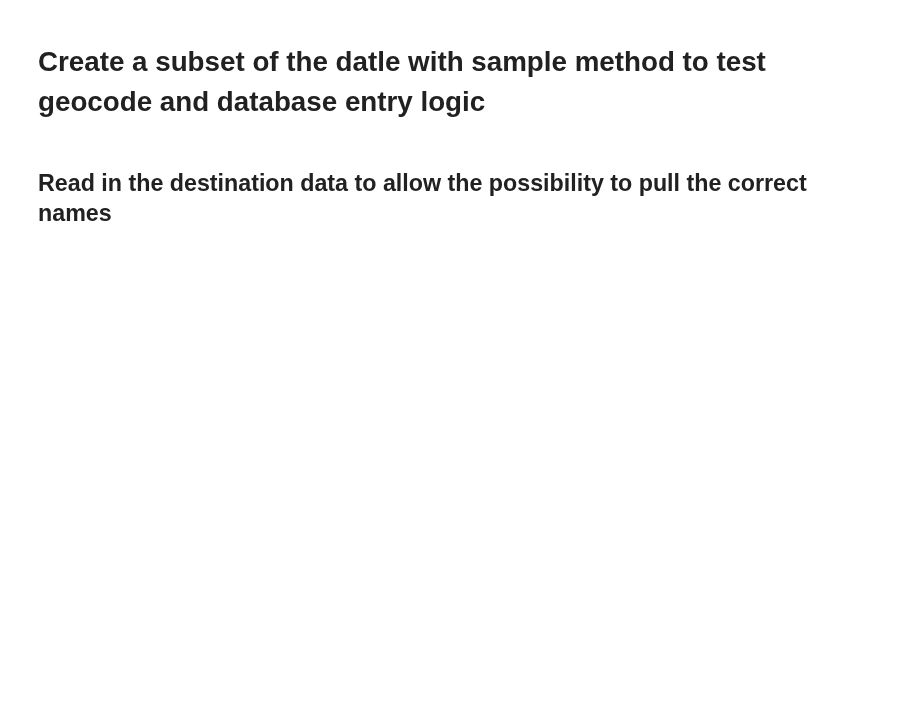
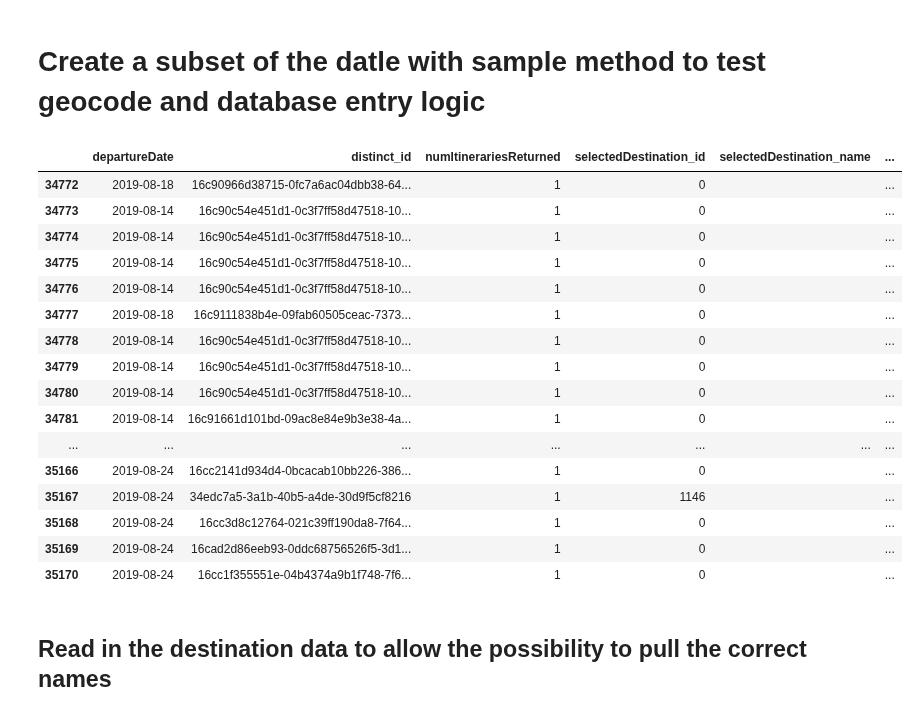
Before and after one commit to turnofftheapp/mapProj, a Jupyter notebook: wrangleDataAndFillDb.ipynb, the cells around one changed output. Cells and saved outputs as stored; diff of their text form; code cells hidden in the pictures; blank space fills up the shorter version.

```diff
--- a/wrangleDataAndFillDb.ipynb
+++ b/wrangleDataAndFillDb.ipynb
@@ -143,2 +149,10 @@ unique_keys = df.primary_key.unique()
+# %%
+# This gets rid of the railing zeros and all of the nas are just
+# blank
+
+df['user_id'] = df['user_id'].fillna(0).astype(np.int64)
+
+#Convert to string to be consistent with other fields in database
+df['user_id'] = df['user_id'].astype(str)
 # %% [markdown]
 # Create a subset of the datle with sample method to test geocode and database entry logic
@@ -150,9 +159,24 @@ len(df)
 # %%
-#Create a random sample of the database, these entries will be added to the database in the next section
+# Create a random sample of the database, these entries will be added to the database in the next section
 sampleDf = df.tail(1000)
-
-sampleDf.user_id.astype(np.int64)
-
 
 # Output this random sample
 sampleDf.head(len(sampleDf))
+# %% [output]
+|  | departureDate | distinct_id | numItinerariesReturned | selectedDestination_id | selectedDestination_name | ... |
+| 34772 | 2019-08-18 | 16c90966d38715-0fc7a6ac04dbb38-64... | 1 | 0 |  | ... |
+| 34773 | 2019-08-14 | 16c90c54e451d1-0c3f7ff58d47518-10... | 1 | 0 |  | ... |
+| 34774 | 2019-08-14 | 16c90c54e451d1-0c3f7ff58d47518-10... | 1 | 0 |  | ... |
+| 34775 | 2019-08-14 | 16c90c54e451d1-0c3f7ff58d47518-10... | 1 | 0 |  | ... |
+| 34776 | 2019-08-14 | 16c90c54e451d1-0c3f7ff58d47518-10... | 1 | 0 |  | ... |
+| 34777 | 2019-08-18 | 16c9111838b4e-09fab60505ceac-7373... | 1 | 0 |  | ... |
+| 34778 | 2019-08-14 | 16c90c54e451d1-0c3f7ff58d47518-10... | 1 | 0 |  | ... |
+| 34779 | 2019-08-14 | 16c90c54e451d1-0c3f7ff58d47518-10... | 1 | 0 |  | ... |
+| 34780 | 2019-08-14 | 16c90c54e451d1-0c3f7ff58d47518-10... | 1 | 0 |  | ... |
+| 34781 | 2019-08-14 | 16c91661d101bd-09ac8e84e9b3e38-4a... | 1 | 0 |  | ... |
+| ... | ... | ... | ... | ... | ... | ... |
+| 35166 | 2019-08-24 | 16cc2141d934d4-0bcacab10bb226-386... | 1 | 0 |  | ... |
+| 35167 | 2019-08-24 | 34edc7a5-3a1b-40b5-a4de-30d9f5cf8216 | 1 | 1146 |  | ... |
+| 35168 | 2019-08-24 | 16cc3d8c12764-021c39ff190da8-7f64... | 1 | 0 |  | ... |
+| 35169 | 2019-08-24 | 16cad2d86eeb93-0ddc68756526f5-3d1... | 1 | 0 |  | ... |
+| 35170 | 2019-08-24 | 16cc1f355551e-04b4374a9b1f748-7f6... | 1 | 0 |  | ... |
```
Also changed, not shown: parts of 10 cells of this notebook, 6 other files.
